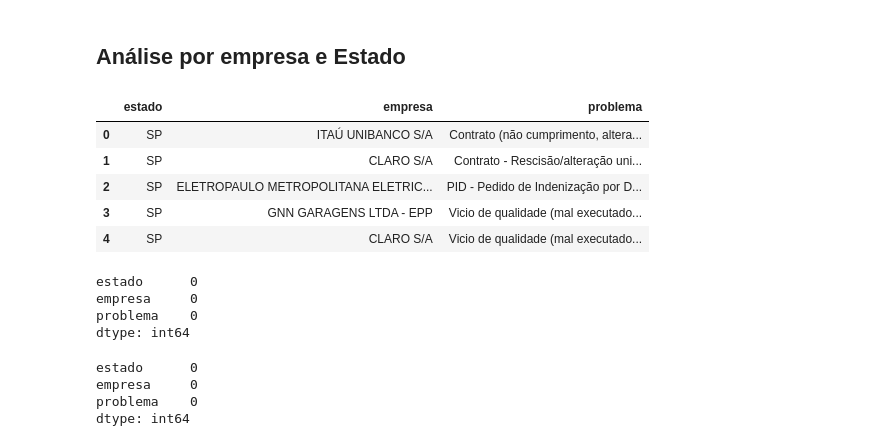
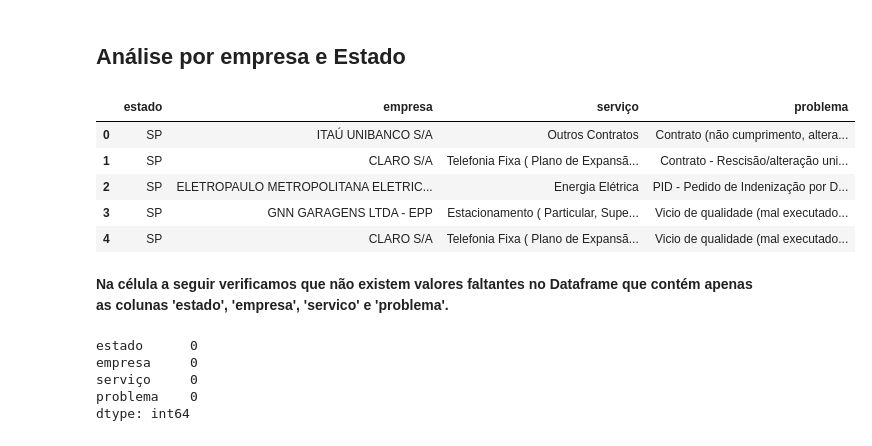
Before and after one commit to barrosm/text_mining, a Jupyter notebook: trabalho_final_Monica_Barros.ipynb, the cells around one changed output. Drawn from its saved outputs; the diff is of its cells as text; code cells hidden in the pictures.

```diff
--- a/trabalho_final_Monica_Barros.ipynb
+++ b/trabalho_final_Monica_Barros.ipynb
@@ -123,29 +105,25 @@ dtype: int64
 # %% [markdown]
 ## Análise por empresa e Estado
 # %%
-# Cria uma cópia do dataframe original com apenas 3 colunas, calcula o número de NaNs e elimina-os
+# Cria uma cópia do dataframe original com apenas 4 colunas, verifica o número de NaNs e elimina-os se necessário
 df2 = df.copy()
-df2 = df2[['estado', 'empresa', 'problema']]
+df2 = df2[['estado', 'empresa', 'serviço', 'problema']]
 df2.head()
 # %% [output]
-|  | estado | empresa | problema |
-| 0 | SP | ITAÚ UNIBANCO S/A | Contrato (não cumprimento, altera... |
-| 1 | SP | CLARO S/A | Contrato - Rescisão/alteração uni... |
-| 2 | SP | ELETROPAULO METROPOLITANA ELETRIC... | PID - Pedido de Indenização por D... |
-| 3 | SP | GNN GARAGENS LTDA - EPP | Vicio de qualidade (mal executado... |
-| 4 | SP | CLARO S/A | Vicio de qualidade (mal executado... |
+|  | estado | empresa | serviço | problema |
+| 0 | SP | ITAÚ UNIBANCO S/A | Outros Contratos | Contrato (não cumprimento, altera... |
+| 1 | SP | CLARO S/A | Telefonia Fixa ( Plano de Expansã... | Contrato - Rescisão/alteração uni... |
+| 2 | SP | ELETROPAULO METROPOLITANA ELETRIC... | Energia Elétrica | PID - Pedido de Indenização por D... |
+| 3 | SP | GNN GARAGENS LTDA - EPP | Estacionamento ( Particular, Supe... | Vicio de qualidade (mal executado... |
+| 4 | SP | CLARO S/A | Telefonia Fixa ( Plano de Expansã... | Vicio de qualidade (mal executado... |
-# %%
-df2.isna().sum()
-# %% [output]
-estado      0
-empresa     0
-problema    0
-dtype: int64
+# %% [markdown]
+**Na célula a seguir verificamos que não existem valores faltantes no Dataframe que contém apenas as colunas 'estado', 'empresa', 'servico' e 'problema'.**
 # %%
 df2 = df2.dropna()
 df2.isna().sum()
 # %% [output]
 estado      0
 empresa     0
+serviço     0
 problema    0
 dtype: int64
```
Also changed, not shown: parts of 67 cells of this notebook.
